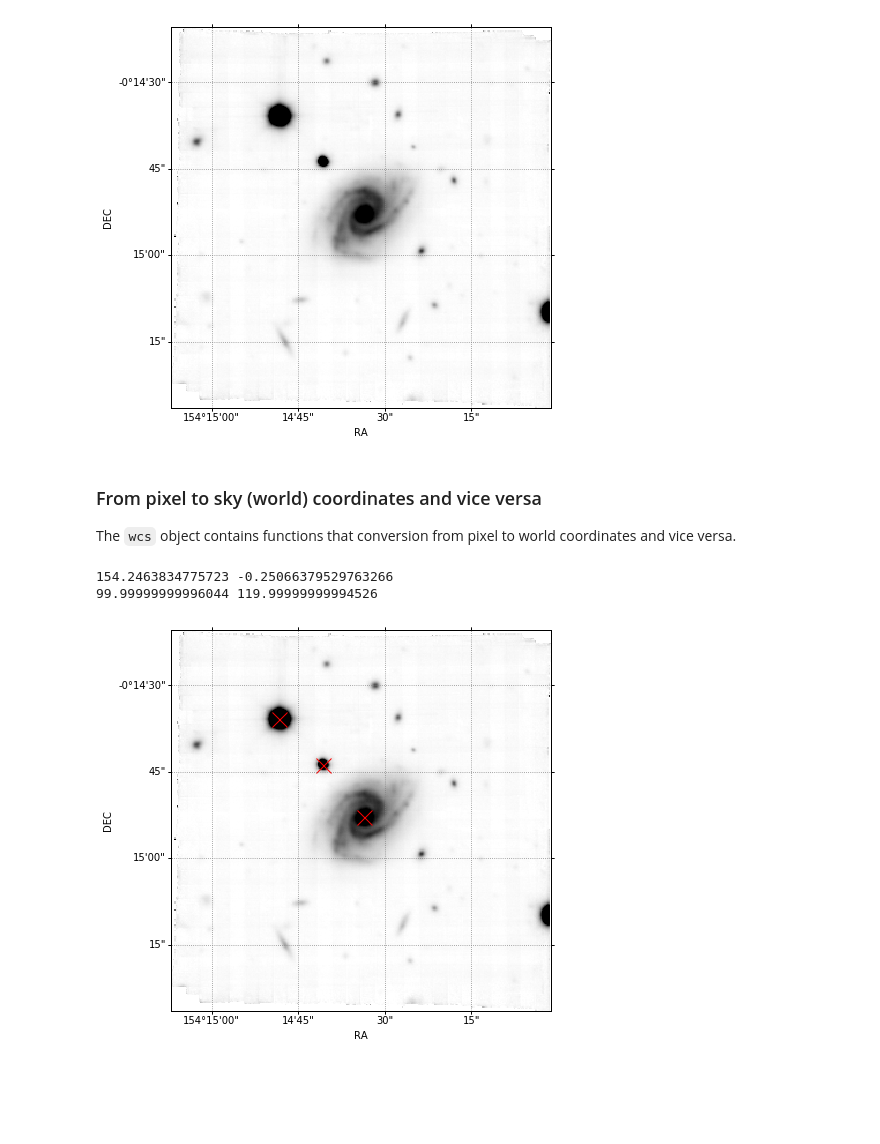
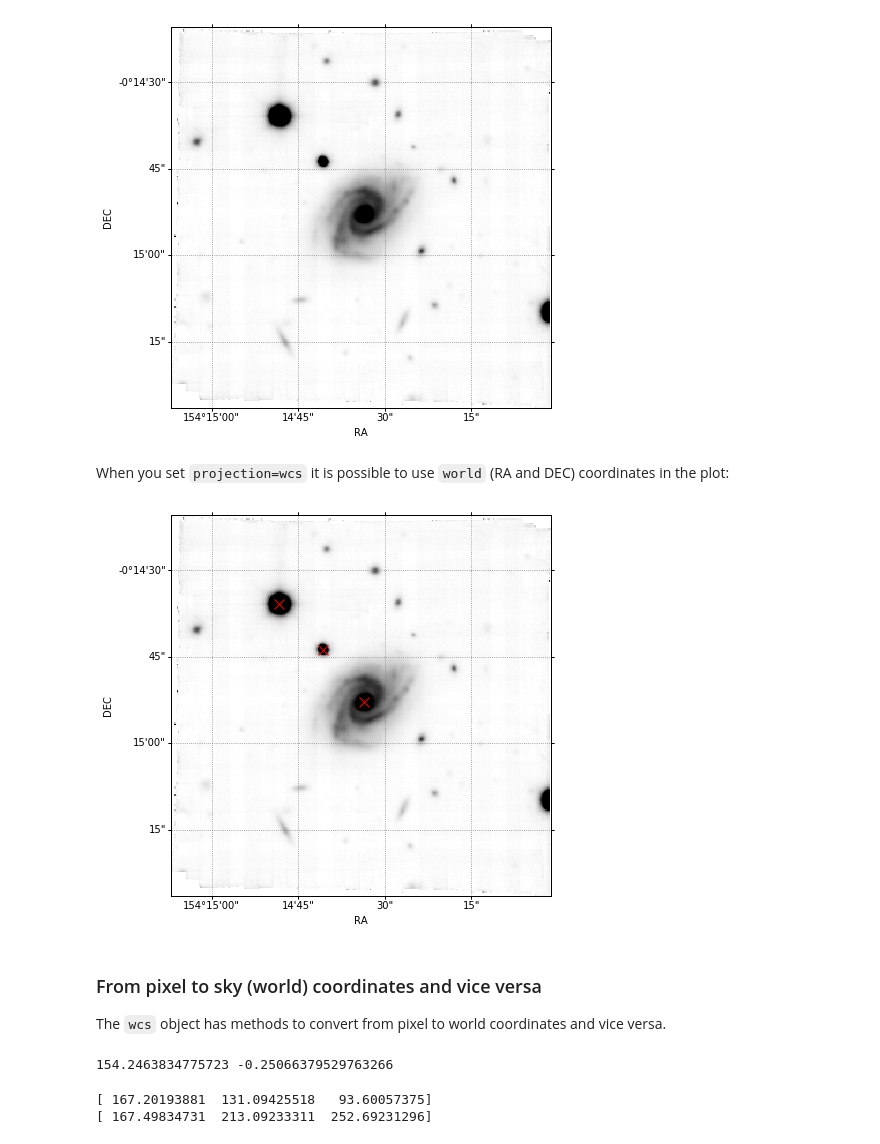
Before and after one commit to marcogullieuszik/astromundus2017_python, a Jupyter notebook: NOTEBOOKS/05_FITS_FILES/fits_files.ipynb, the cells around one changed output. Drawn from its saved outputs; the diff is of its cells as text; code cells hidden in the pictures; blank space fills up the shorter version.

```diff
--- a/NOTEBOOKS/05_FITS_FILES/fits_files.ipynb
+++ b/NOTEBOOKS/05_FITS_FILES/fits_files.ipynb
@@ -299,7 +327,7 @@ To make a plot with matplotlib
 import matplotlib.pyplot as plt
 
 fig=plt.figure(figsize=(7,7))
-ax=plt.axes(projection=wcs)   # use the projection keyword
+ax=fig.add_subplot(111,projection=wcs)   # use the projection keyword
 
 ax.imshow(data,origin='lower',vmin=0,vmax=30,cmap=plt.cm.gray_r)
 ax.grid(ls=":",color=(.5,.5,.5))
@@ -307,37 +335,45 @@ ax.set_xlabel("RA")
 ax.set_ylabel("DEC")
 # %% [output]
 [figure]
+# %% [markdown]
+When you set `projection=wcs` it is possible to use `world` (RA and DEC) coordinates in the plot:
+# %%
+# lists of RA and DEC of 3 objects
+ra=[ 154.24265,   154.244656,  154.246739]
+dec=[-0.248025, -0.245492, -0.243292]
+
+ax.plot(ra, dec, 'x',
+        transform=ax.get_transform('world'),  # use the transformation defined by the projection
+        ms=10,mec='r',mfc='none')
+# note that in a function call you can split the arguments in multiple lines
+
+fig
+# %% [output]
+[figure, added]
 # %% [markdown]
 ### From pixel to sky (world) coordinates and vice versa
 
-The `wcs` object contains functions that conversion from pixel to world coordinates and vice versa.
+The `wcs` object has methods to convert from pixel to world coordinates and vice versa.
 # %%
-xpx=100
-ypx=120
+# from pixel to world
+xpix=100
+ypix=120
 
 # From pixel => world:
-ra, dec= wcs.all_pix2world(xpx, ypx, 0)# pix coordinates can be lists
+ra, dec= wcs.all_pix2world(xpix, ypix, 0)# pix coordinates can be lists
 print (ra,dec)
 
 # The third parameter indicates if you’re starting
 # from 0 (Python-standard) or 1 (FITS-standard)
-
-# From world => pixel:
-xx, yy= wcs.all_world2pix(ra, dec, 0)
-print (xx,yy)
 # %% [output]
 154.2463834775723 -0.25066379529763266
-99.99999999996044 119.99999999994526
 # %%
-# we have the RA and DEC coordinates of three objects that we want to overplot on the previous image:
+# from world to pixel:
 ra=[ 154.24265,   154.244656,  154.246739]
 dec=[-0.248025, -0.245492, -0.243292]
-
-# transform to pixels
-xx, yy= wcs.all_world2pix(ra, dec, 0)
-
-# overplot
-ax.plot(xx,yy,'xr',ms=15)
-fig
+xpix, ypix= wcs.all_world2pix(ra, dec, 0)
+print (xpix)
+print (ypix)
 # %% [output]
-[figure, removed]
+[ 167.20193881  131.09425518   93.60057375]
+[ 167.49834731  213.09233311  252.69231296]
```
Also changed, not shown: parts of 11 cells of this notebook.
